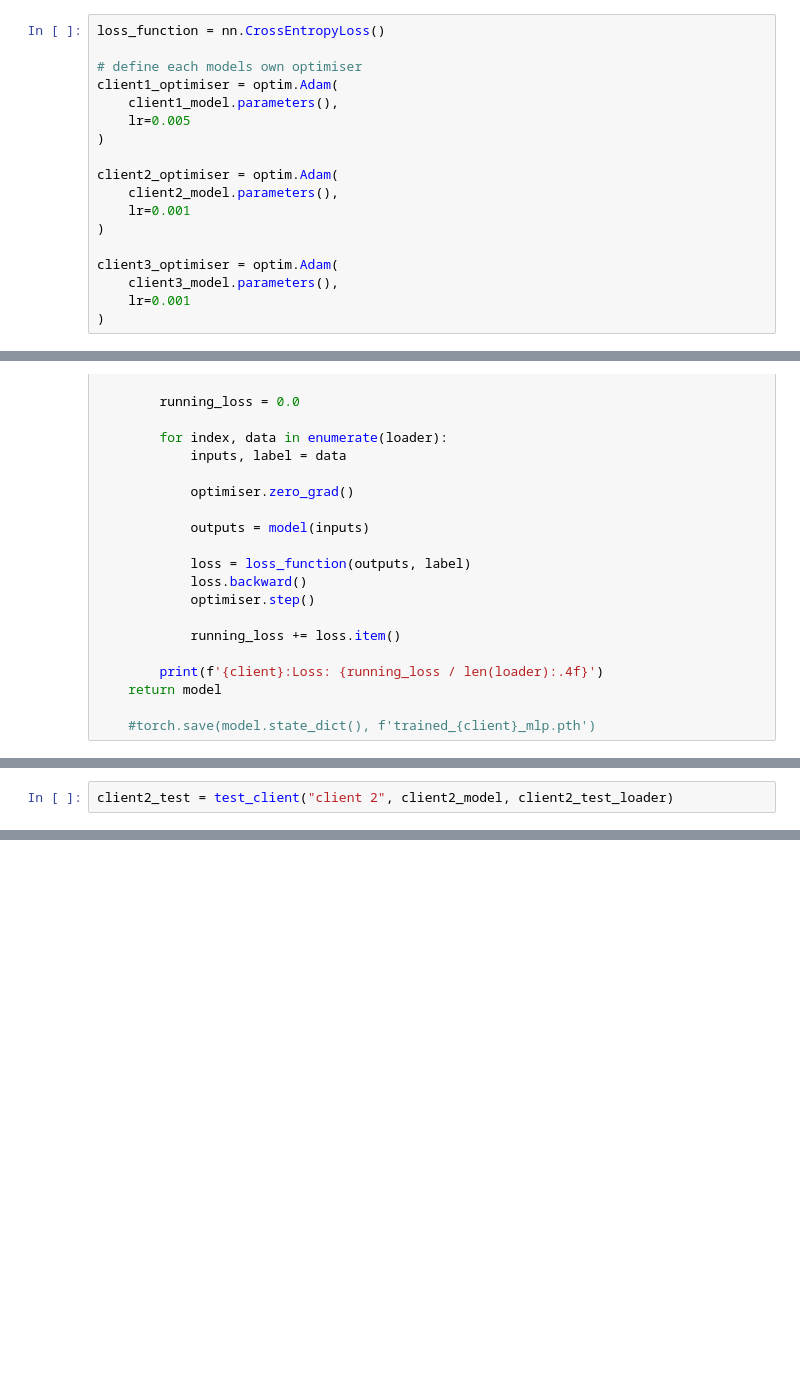
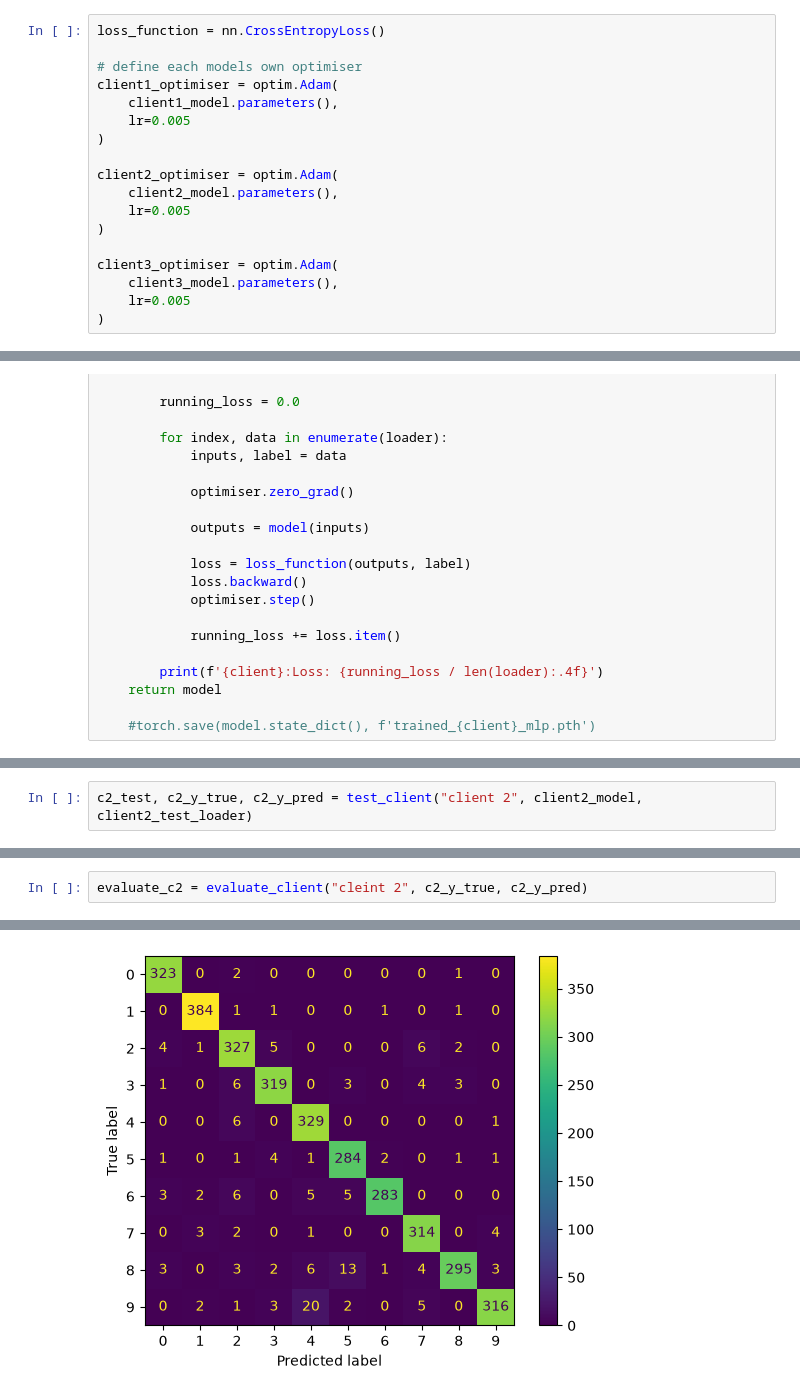
Before and after one commit to RkP17/federated_learning_playground, a Jupyter notebook: 02_federated_learning/federated_learning_basics.ipynb, the cells around one changed output, grey strips where cells are left out. Drawn from its saved outputs; the diff is of its cells as text; blank space fills up the shorter version.

```diff
--- a/02_federated_learning/federated_learning_basics.ipynb
+++ b/02_federated_learning/federated_learning_basics.ipynb
@@ -267,12 +276,12 @@ client1_optimiser = optim.Adam(
 
 client2_optimiser = optim.Adam(
     client2_model.parameters(),
-    lr=0.001
+    lr=0.005
 )
 
 client3_optimiser = optim.Adam(
     client3_model.parameters(),
-    lr=0.001
+    lr=0.005
 )
 # %%
 def train_client(epochs, client, loader, loss_function, optimiser, model):
@@ -351,2 +416,2 @@ client1_test = test_client("client 1", client1_model, client1_test_loader)
 # %%
-client2_test = test_client("client 2", client2_model, client2_test_loader)
+c2_test, c2_y_true, c2_y_pred = test_client("client 2", client2_model, client2_test_loader)
@@ -352,0 +421,3 @@ client2_test = test_client("client 2", client2_model, client2_test_loader)
+# %%
+evaluate_c2 = evaluate_client("cleint 2", c2_y_true, c2_y_pred)
+# %% [output]
@@ -352,0 +442 @@ client2_test = test_client("client 2", client2_model, client2_test_loader)
+[figure, added]
```
Also changed, not shown: parts of 16 cells of this notebook, 1 other file.
